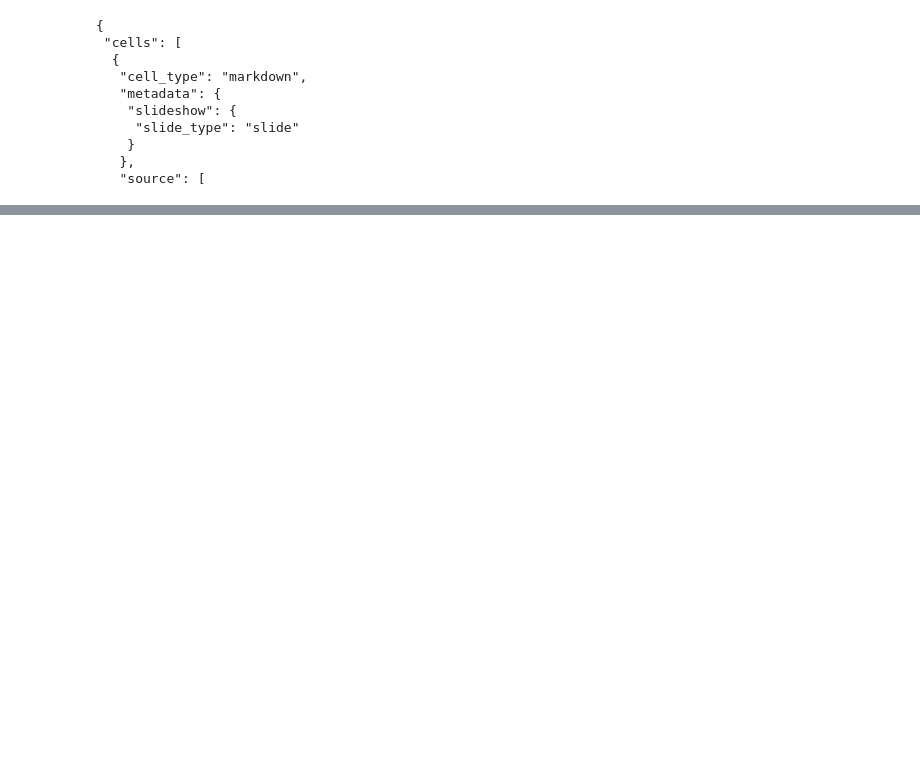
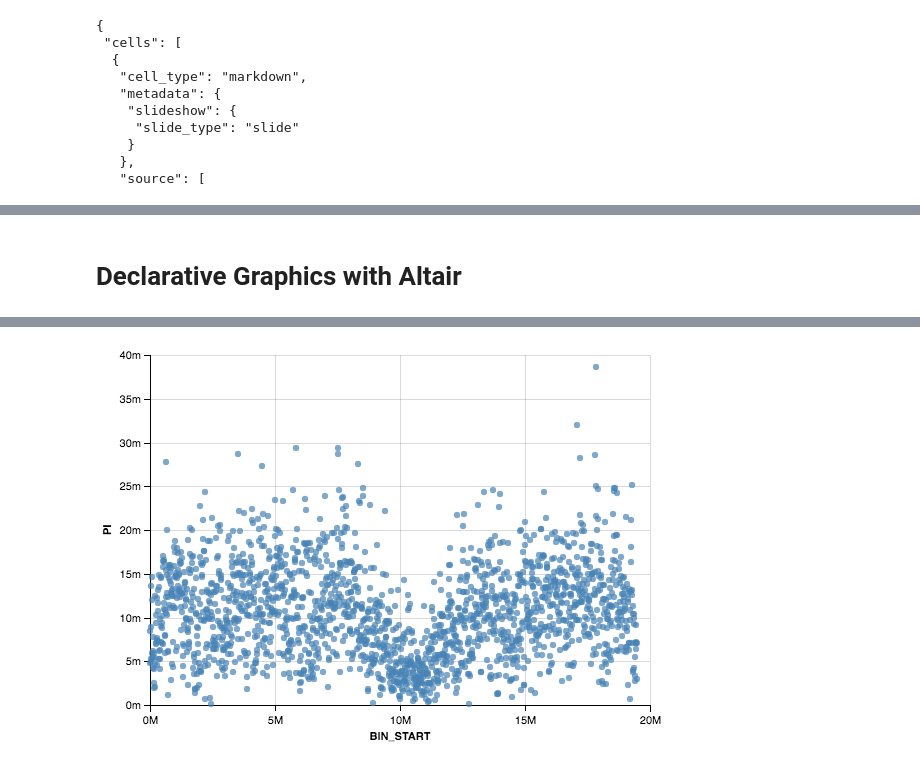
Before and after one commit to cfljam/TidyWGSWorkshop, a Jupyter notebook: Presentations/BetterBiggerDataSciConf_LincolnMay2017.ipynb, the cells around one changed output, grey strips where cells are left out. Drawn from its saved outputs; the diff is of its cells as text; code cells hidden in the pictures; blank space fills up the shorter version.

```diff
--- a/Presentations/BetterBiggerDataSciConf_LincolnMay2017.ipynb
+++ b/Presentations/BetterBiggerDataSciConf_LincolnMay2017.ipynb
@@ -58,0 +131,3 @@ https://github.com/cfljam/TidyWGSWorkshop/blob/master/Presentations/BetterBigger
+# %%
+PIdf=pd.read_table('../CK_13_CHR1.Pi.gz',compression='gzip')
+PIdf.head()
@@ -58,0 +234,9 @@ https://github.com/cfljam/TidyWGSWorkshop/blob/master/Presentations/BetterBigger
+# %% [markdown]
+# Declarative Graphics with Altair
+# %%
+from altair import *
+Chart(PIdf).mark_circle().encode(
+    x='BIN_START',
+    y='PI'
+)
+# %% [output]
@@ -58,0 +244 @@ https://github.com/cfljam/TidyWGSWorkshop/blob/master/Presentations/BetterBigger
+[figure, added]
```
Also changed, not shown: parts of 29 cells of this notebook.
